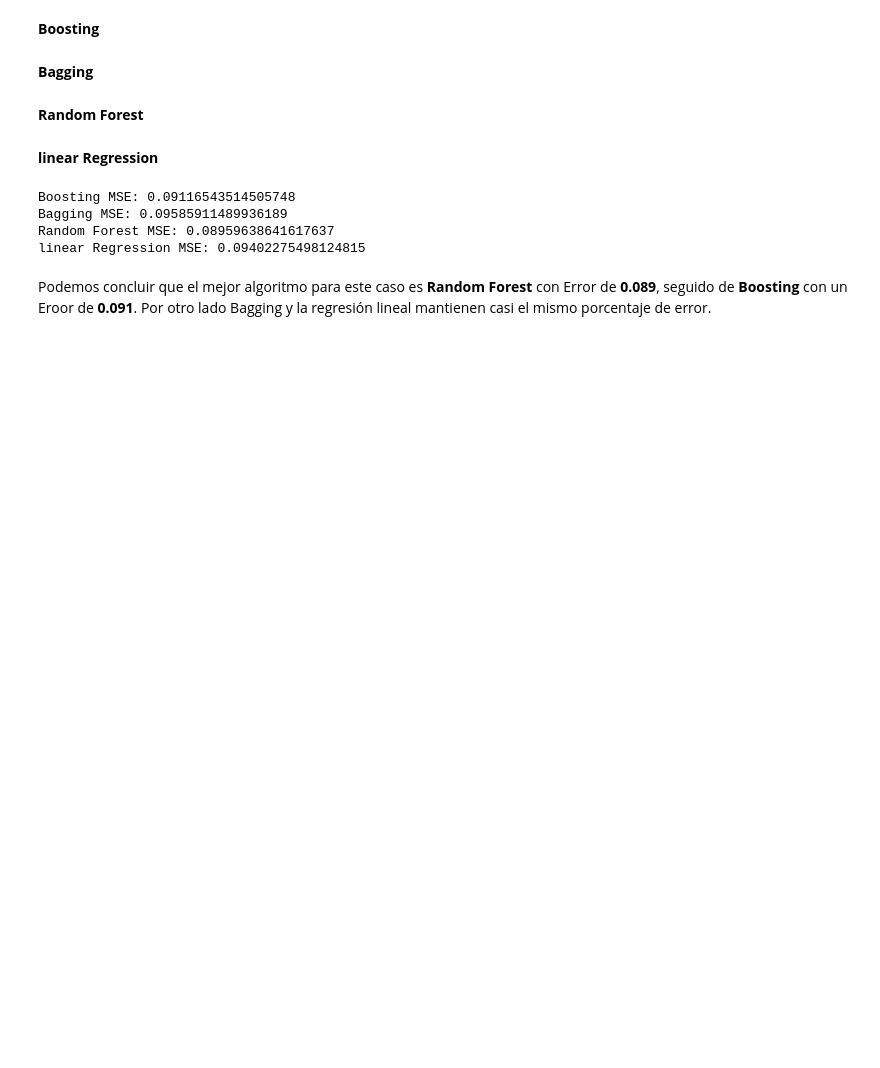
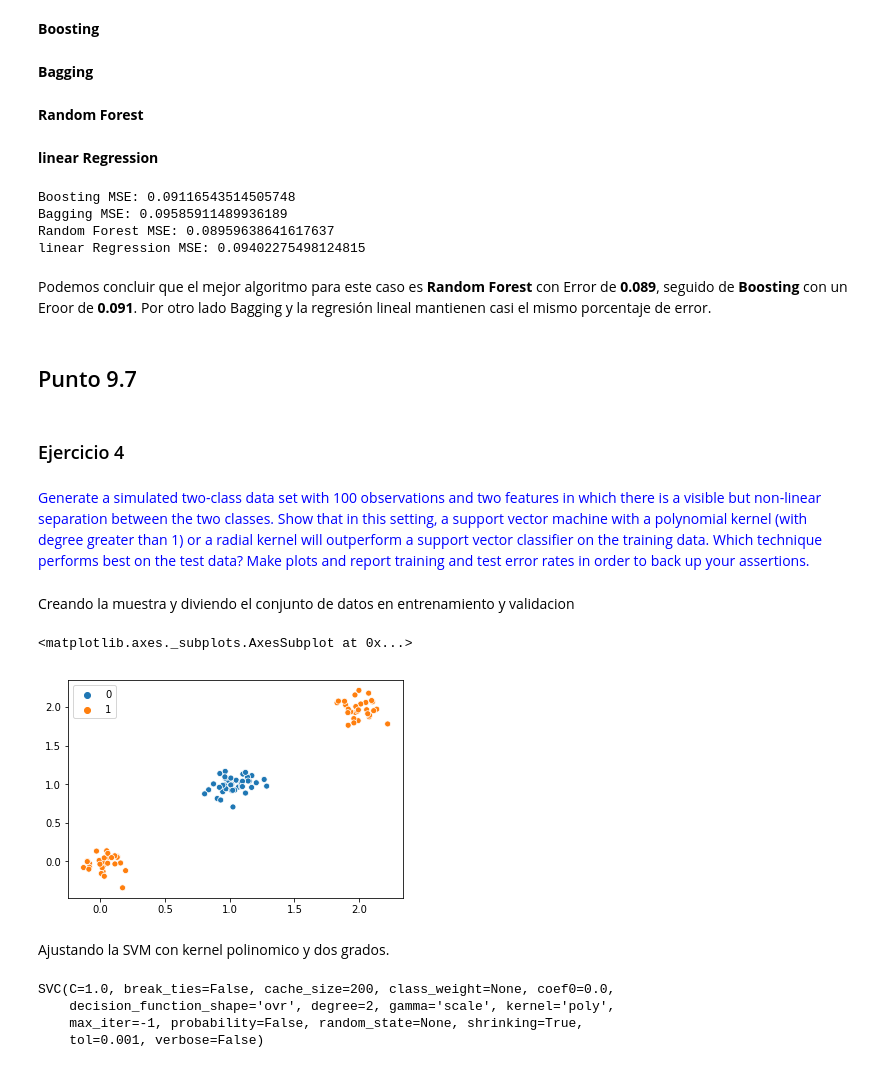
Before and after one commit to pablo238/PruebaTrabajo, a Jupyter notebook: content/Trabajo.ipynb, the cells around one changed output. Cells and saved outputs as stored; diff of their text form; code cells hidden in the pictures; blank space fills up the shorter version.

```diff
--- a/content/Trabajo.ipynb
+++ b/content/Trabajo.ipynb
@@ -1442,3 +1454,46 @@ Random Forest MSE: 0.08959638641617637
 linear Regression MSE: 0.09402275498124815
 # %% [markdown]
 Podemos concluir que el mejor algoritmo para este caso es **Random Forest** con Error de **0.089**, seguido de **Boosting** con un Eroor de **0.091**. Por otro lado Bagging y la regresión lineal mantienen casi el mismo porcentaje de error.
+# %% [markdown]
+## Punto 9.7
+# %% [markdown]
+### Ejercicio 4
+# %% [markdown]
+<font color='blue'>Generate a simulated two-class data set with 100 observations and
+two features in which there is a visible but non-linear separation between
+the two classes. Show that in this setting, a support vector
+machine with a polynomial kernel (with degree greater than 1) or a
+radial kernel will outperform a support vector classifier on the training
+data. Which technique performs best on the test data? Make
+plots and report training and test error rates in order to back up
+your assertions.<font>
+# %% [markdown]
+Creando la muestra y diviendo el conjunto de datos en entrenamiento y validacion
+# %%
+np.random.seed(20200327)
+x1 = np.random.normal(1, 0.1, 100)
+x2 = np.random.normal(1, 0.1, 100)
+x1[0:30] = x1[0:30] + 1
+x1[31:60] = x1[31:60] - 1
+x2[0:30] = x2[0:30] + 1
+x2[31:60] = x2[31:60] - 1
+y = [1 if i < 60 else 0 for i in range(0,100)]
+df = pd.DataFrame({"x1": x1,"x2": x2,"y" : y})
+X = df.iloc[:,[0,1]]
+Y = df.iloc[:,-1]
+X_train, X_test, y_train, y_test = train_test_split(X, Y, test_size=0.8, random_state=0)
+# %%
+sb.scatterplot(x1, x2, hue = y)
+# %% [output]
+<matplotlib.axes._subplots.AxesSubplot at 0x...>
+[figure, added]
+# %% [markdown]
+Ajustando la SVM con kernel polinomico y dos grados.
+# %%
+clf = svm.SVC(kernel='poly', degree = 2)
+clf.fit(X_train, y_train)
+# %% [output]
+SVC(C=1.0, break_ties=False, cache_size=200, class_weight=None, coef0=0.0,
+    decision_function_shape='ovr', degree=2, gamma='scale', kernel='poly',
+    max_iter=-1, probability=False, random_state=None, shrinking=True,
+    tol=0.001, verbose=False)
```
Also changed, not shown: parts of 96 cells of this notebook, 29 other files.
